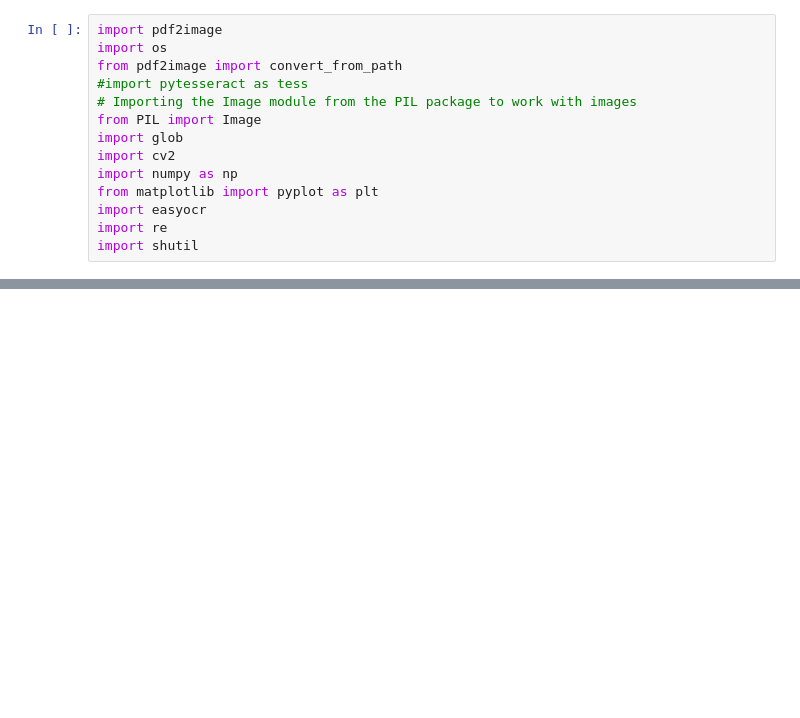
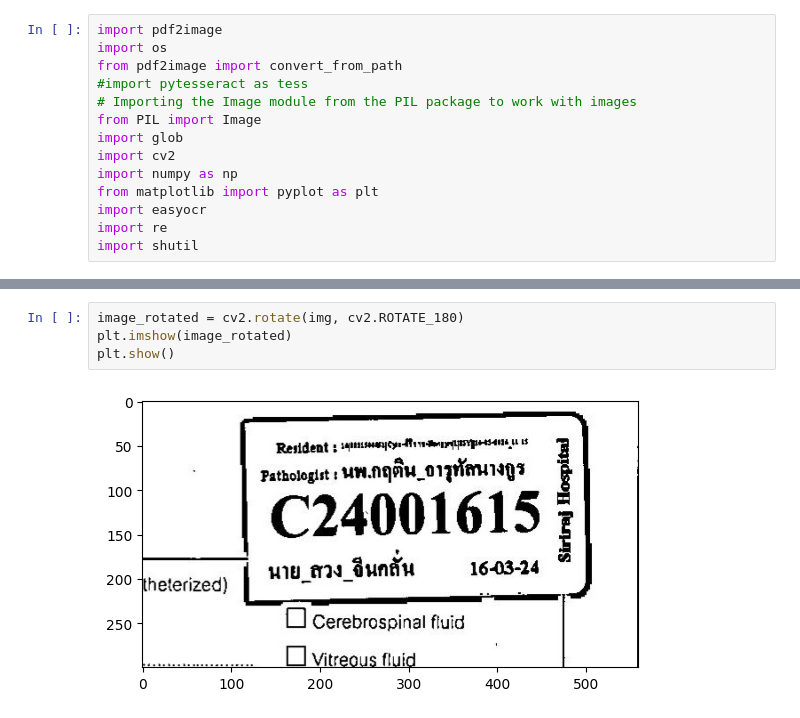
Before and after one commit to jewkub/sipatho-rpa-scan, a Jupyter notebook: rename/rename.ipynb, the cells around one changed output, grey strips where cells are left out. Saved outputs shown, nothing was run; the diff lists cells and outputs as text; blank space fills up the shorter version.

```diff
--- a/rename/rename.ipynb
+++ b/rename/rename.ipynb
@@ -143,3 +154,9 @@ True
+# %%
+image_rotated = cv2.rotate(img, cv2.ROTATE_180)
+plt.imshow(image_rotated)
+plt.show()
+# %% [output]
+[figure, added]
 # %%
 # Create an OCR reader
 reader = easyocr.Reader(['en'])
```
Also changed, not shown: parts of 8 cells of this notebook, 27 other files.
